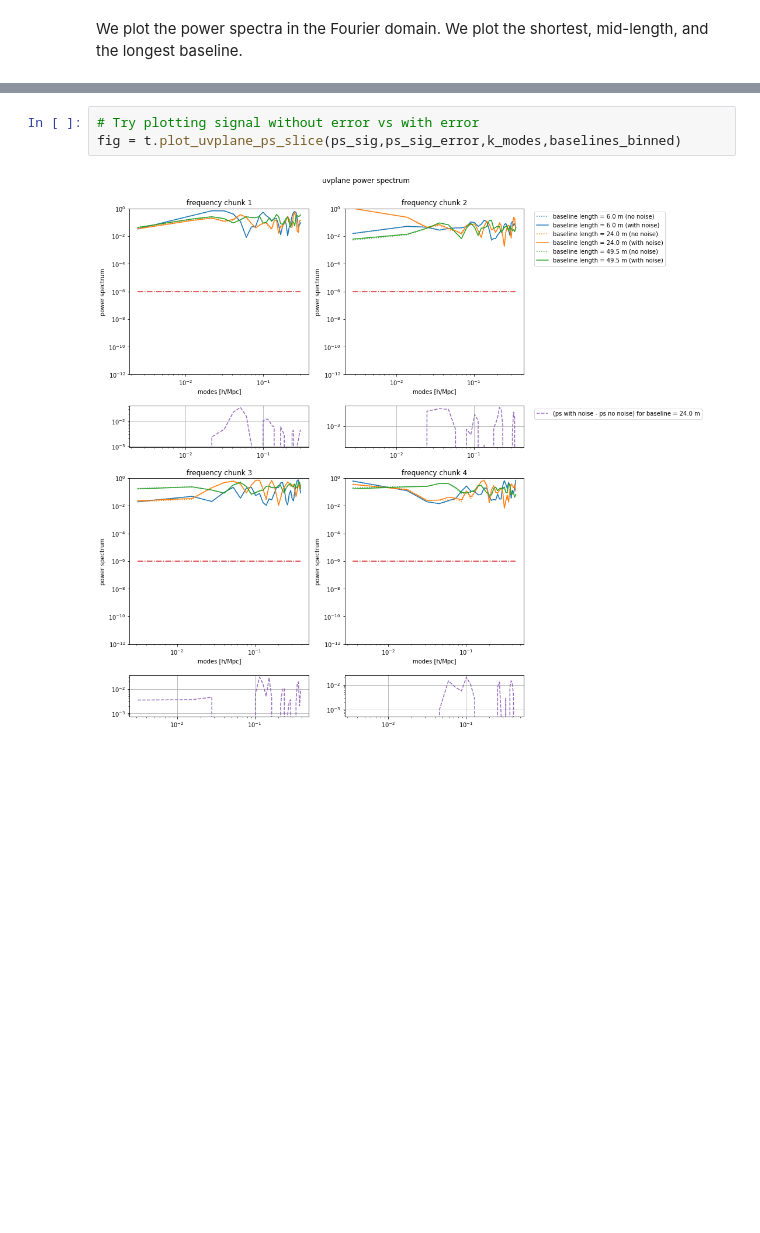
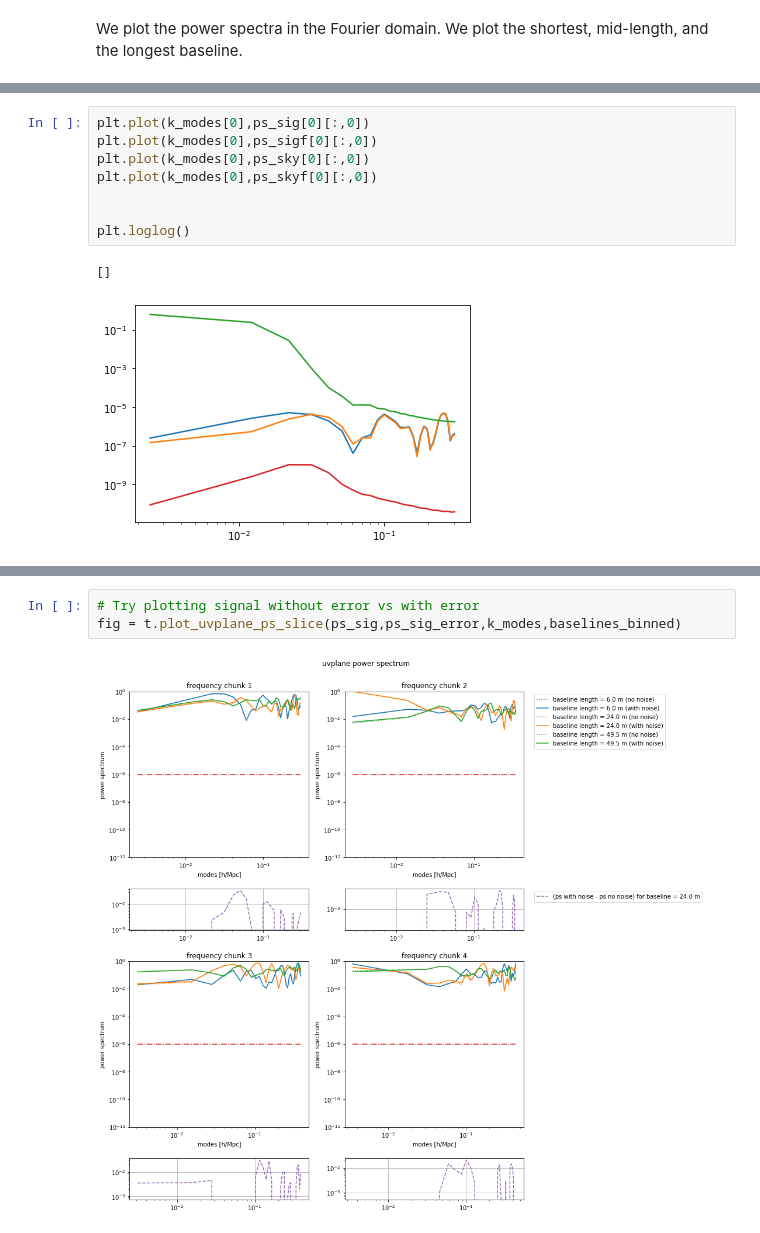
Before and after one commit to yukanak/radio1d, a Jupyter notebook: notebooks/telescope_1d_test_foreground_filtering.ipynb, the cells around one changed output, grey strips where cells are left out. Drawn from its saved outputs; the diff is of its cells as text; blank space fills up the shorter version.

```diff
--- a/notebooks/telescope_1d_test_foreground_filtering.ipynb
+++ b/notebooks/telescope_1d_test_foreground_filtering.ipynb
@@ -64,3 +121,14 @@ Filtered 300 modes.
+# %%
+plt.plot(k_modes[0],ps_sig[0][:,0])
+plt.plot(k_modes[0],ps_sigf[0][:,0])
+plt.plot(k_modes[0],ps_sky[0][:,0])
+plt.plot(k_modes[0],ps_skyf[0][:,0])
+
+
+plt.loglog()
+# %% [output]
+[]
+[figure, added]
 # %%
 # Plot
 Nfreqchunks = 4
```
Also changed, not shown: parts of 8 cells of this notebook, 1 other file.
